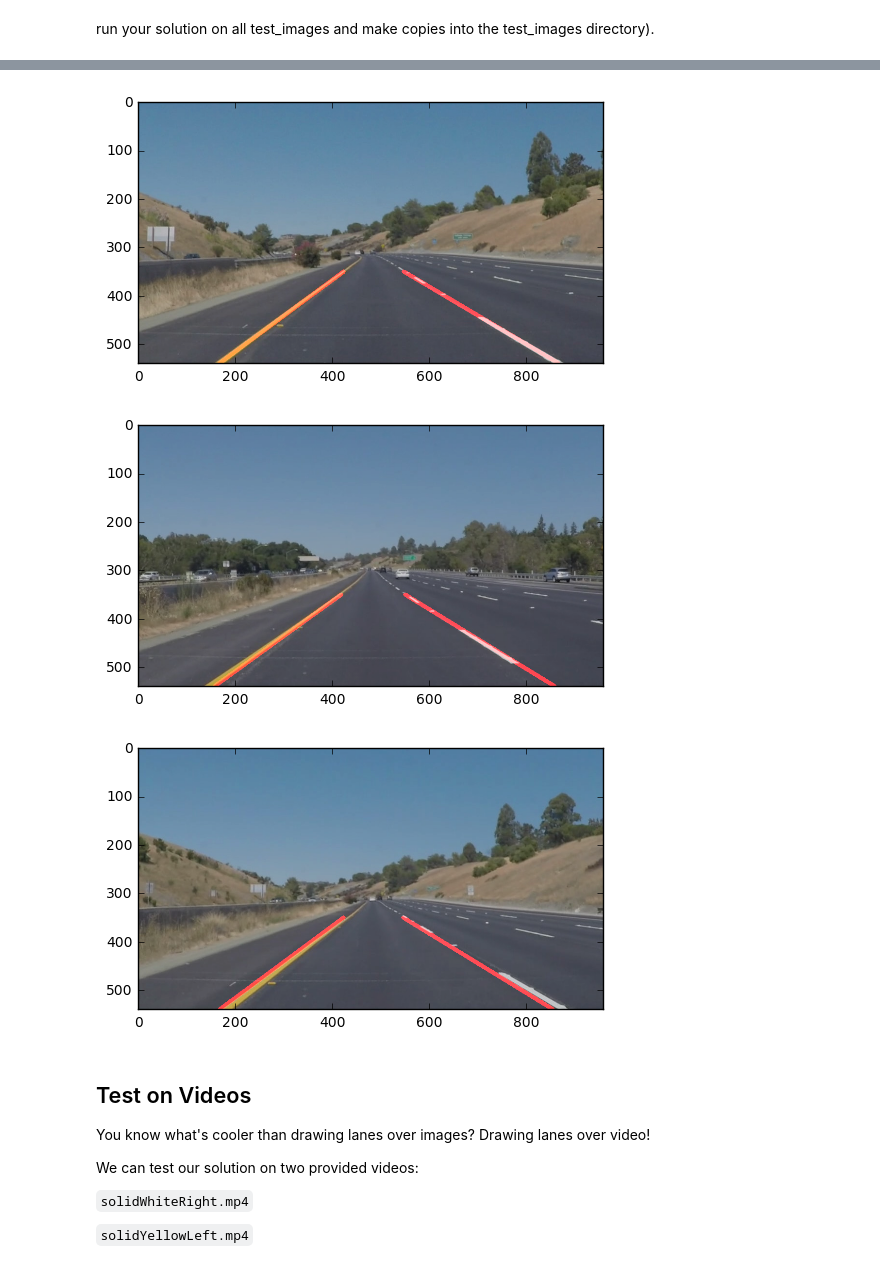
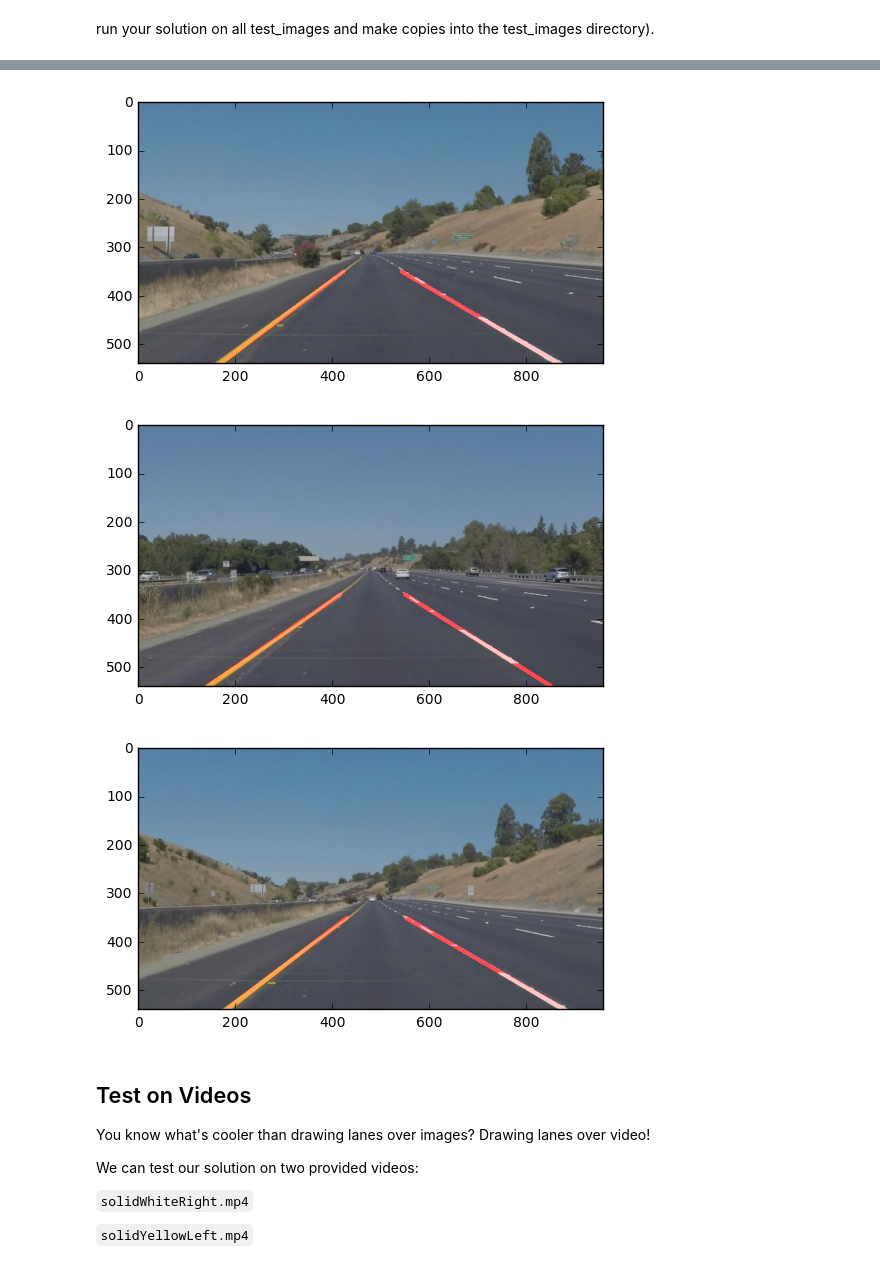
Before and after one commit to jocmom/CarND-LaneLines-P1, a Jupyter notebook: P1.ipynb, the cells around one changed output, grey strips where cells are left out. Cells and saved outputs as stored; diff of their text form; code cells hidden in the pictures.

Commit message:
CHG: Iinitialize FIFO method

```diff
--- a/P1.ipynb
+++ b/P1.ipynb
@@ -114,18 +114,12 @@ def reject_outliers(data, m=2):
     """
     return data[abs(data - np.median(data)) < m * np.std(data)]
 
-def average_lines(img, lines, color=[255, 0, 0], thickness=7, reset=True):
+def average_lines(img, lines, color=[255, 0, 0], thickness=7):
     """
     This function draws the averaged `lines` with `color` and `thickness`.
     Lines are drawn on the image inplace (mutates the image).
     """
-    # clear FIFOs for pictures but not for movies
-    if reset == True:
-        average_lines.m_left.clear()
-        average_lines.m_right.clear()
-        average_lines.b_left.clear()
-        average_lines.b_right.clear()
-
+    # get all detected lines/slopes/intercepts
     for line in lines:
         for x1,y1,x2,y2 in line:
             if x2 == x1:
@@ -155,11 +149,11 @@ def average_lines(img, lines, color=[255, 0, 0], thickness=7, reset=True):
     m_left_average = np.mean(m_left)
     m_right_average = np.mean(m_right)
 
-    # set the line borders
+    # set the y line vertices
     y1_left = y1_right = img.shape[0]
     y2_left = y2_right = int(img.shape[0]-img.shape[0]*0.35)
 
-    # draw left line
+    # if averages are valid set the x line vertices and draw left line
     if m_left_average != 0 and \
     np.isnan(m_left_average) == False and \
     np.isnan(b_left_average) == False:
@@ -167,7 +161,7 @@ def average_lines(img, lines, color=[255, 0, 0], thickness=7, reset=True):
         x2_left = (int)((y2_left - b_left_average)/m_left_average)
         cv2.line(img, (x1_left, y1_left), (x2_left, y2_left), color, thickness)
 
-    # draw right line
+    # if averages are valid set the x line vertices and draw right line
     if m_right_average != 0 and \
     np.isnan(m_right_average) == False and \
     np.isnan(b_right_average) == False:
@@ -175,11 +169,14 @@ def average_lines(img, lines, color=[255, 0, 0], thickness=7, reset=True):
         x2_right = (int)((y2_right - b_right_average)/m_right_average)
         cv2.line(img, (x1_right, y1_right), (x2_right, y2_right), color, thickness)
 
-fifo_len = 25
-average_lines.m_left = deque(maxlen=fifo_len)
-average_lines.m_right = deque(maxlen=fifo_len)
-average_lines.b_left = deque(maxlen=fifo_len)
-average_lines.b_right = deque(maxlen=fifo_len)
+def init_average_fifo(fifo_len = 30):
+    """
+    Init/Clear slope and intercept FIFO
+    """
+    average_lines.m_left = deque(maxlen=fifo_len)
+    average_lines.m_right = deque(maxlen=fifo_len)
+    average_lines.b_left = deque(maxlen=fifo_len)
+    average_lines.b_right = deque(maxlen=fifo_len)
 
 def draw_lines(img, lines, color=[255, 0, 0], thickness=2):
     """
@@ -211,7 +208,7 @@ def hough_lines(img, rho, theta, threshold, min_line_len, max_line_gap):
     lines = cv2.HoughLinesP(img, rho, theta, threshold, np.array([]), minLineLength=min_line_len, maxLineGap=max_line_gap)
     line_img = np.zeros((img.shape[0], img.shape[1], 3), dtype=np.uint8)
     #draw_lines(line_img, lines)
-    average_lines(line_img, lines, reset=False)
+    average_lines(line_img, lines)
     return line_img
 
 # Python 3 has support for cool math symbols.
@@ -252,9 +249,9 @@ run your solution on all test_images and make copies into the test_images direct
 
 rho = 2 # distance resolution in pixels of the Hough grid
 theta = np.pi/180 # angular resolution in radians of the Hough grid
-threshold = 15     # minimum number of votes (intersections in Hough grid cell)
+threshold = 25     # minimum number of votes (intersections in Hough grid cell)
 min_line_length = 40 #minimum number of pixels making up a line
-max_line_gap = 20    # maximum gap in pixels between connectable line segments
+max_line_gap = 5    # maximum gap in pixels between connectable line segments
 
 # define the region of interest parameters
 imshape = image.shape
@@ -268,14 +265,15 @@ folder = 'test_images/'
 for file in os.listdir(folder):
     image = mpimg.imread(folder + file)
     # image = cv2.imread(folder + file)
+
     # make it gray
     gray = grayscale(image)
 
     # smooth the image
-    blur_gray = gaussian_blur(gray, 5)
+    blur_gray = gaussian_blur(gray, 7)
 
     # find the edges of the image
-    edges = canny(blur_gray, 100, 250)
+    edges = canny(blur_gray, 50, 120)
 
     # select the region of interest
     masked_edges = region_of_interest(edges, vertices)
@@ -284,9 +282,14 @@ for file in os.listdir(folder):
     color_edges = np.dstack((masked_edges, masked_edges, masked_edges))
 
     # find lines in the image
+    init_average_fifo()
     lines = hough_lines(masked_edges, rho, theta, threshold, min_line_length, max_line_gap)
     lines_img = weighted_img(lines, image, α=0.8, β=1., λ=0.)
 
+    # save modified image
+    #plt.imsave(folder + "XModified" + file, lines_img)
+
+    # test plots
     #plt.imshow(blur_gray, cmap='gray')
     #plt.imshow(edges, cmap='Greys_r')
     #plt.imshow(masked_edges, cmap='Greys_r')
@@ -301,6 +304,6 @@ for file in os.listdir(folder):
 [figure]
 [figure]
-[figure, old version]
+[figure, new version]
 # %% [markdown]
 ## Test on Videos
 
```
Also changed, not shown: parts of 7 cells of this notebook.
